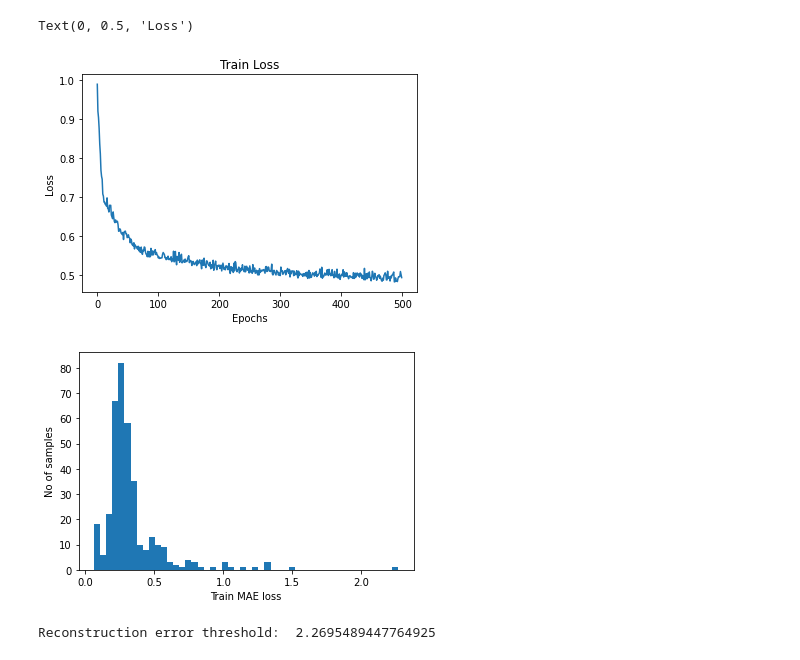
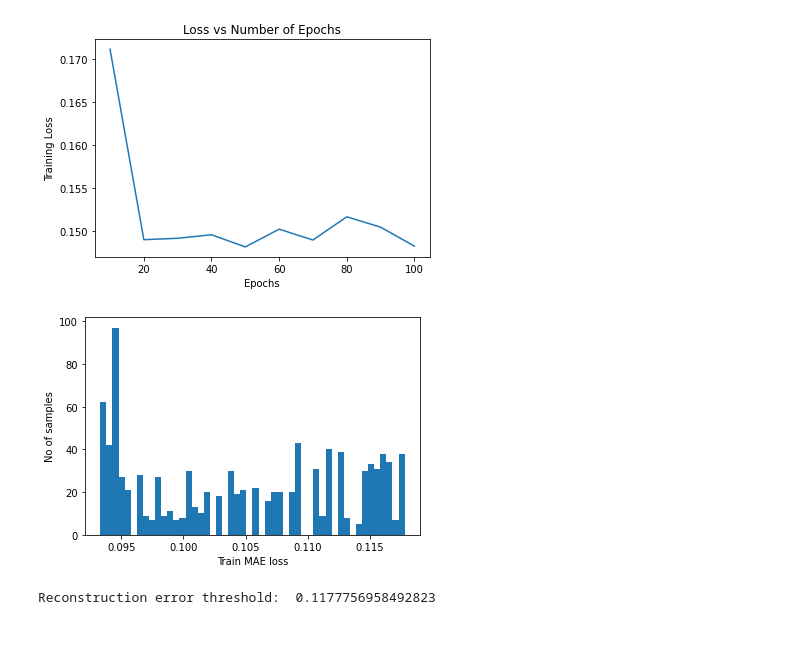
Before and after one commit to llNeeleshll/autoencoders, a Jupyter notebook: autoencoders_pytorch.ipynb, the cells around one changed output. Saved outputs shown, nothing was run; the diff lists cells and outputs as text; code cells hidden in the pictures.

```diff
--- a/autoencoders_pytorch.ipynb
+++ b/autoencoders_pytorch.ipynb
@@ -13,3 +14,7 @@ import datetime
 import pandas as pd
 # %%
-device  = "cuda" if torch.cuda.is_available() else "cpu"
+if torch.cuda.is_available():
+    device = 'cuda:0'
+else:
+    device = 'cpu'
+pass
@@ -17,0 +63,3 @@ df = pd.read_csv(r"C:\Users\nevishwakarma\Documents\Projects\Exelon\London_Datas
+# %%
+X_train = df.iloc[:,:].values
+X_train_tensor = torch.FloatTensor(X_train).to(device)
@@ -23,12 +84,12 @@ class EncoderNN(nn.Module):
         super(EncoderNN, self).__init__()
 
         self.encoder = Sequential(
-                nn.Linear(48, 32),
-                nn.Tanh(),
-                nn.Linear(32, 16),
-                nn.Tanh(),
-                nn.Linear(16, 8),
-                nn.Tanh()
+                nn.Linear(200, 100),
+                nn.ReLU(),
+                nn.Linear(100, 50),
+                nn.ReLU(),
+                nn.Linear(50, 25),
+                nn.ReLU()
         )
 
     def forward(self, x):
@@ -40,12 +107,12 @@ class DecoderNN(nn.Module):
         super(DecoderNN, self).__init__()
 
         self.decoder = Sequential(
-                nn.Linear(8, 16),
-                nn.Tanh(),
-                nn.Linear(16, 32),
-                nn.Tanh(),
-                nn.Linear(32, 48),
-                nn.Tanh()
+                nn.Linear(25, 50),
+                nn.ReLU(),
+                nn.Linear(50, 100),
+                nn.ReLU(),
+                nn.Linear(100, 200),
+                nn.ReLU()
         )
 
     def forward(self, x):
@@ -186,9 +212,8 @@ Epoch 500 of 500, Train Loss: 0.484
 # %%
-plt.figure()
-plt.plot(train_loss)
-plt.title('Train Loss')
-plt.xlabel('Epochs')
-plt.ylabel('Loss')
+plt.plot(epoch_list,running_loss_history)
+plt.xlabel("Epochs")
+plt.ylabel("Training Loss")
+plt.title("Loss vs Number of Epochs")
+plt.show()
 # %% [output]
-Text(0, 0.5, 'Loss')
-[figure, old version]
+[figure, new version]
@@ -197,18 +220,16 @@ torch.save(model, r'C:\Users\nevishwakarma\Documents\Projects\Exelon\ExelonHotSo
 # %%
-x_train_t = torch.Tensor(x_train)
+x_train_pred = model(X_train_tensor).to('cpu').detach().numpy()
 
-x_train_pred = model(x_train_t).to('cpu').detach().numpy()
-
-train_mae_loss = np.mean(np.abs(x_train_pred - x_train), axis=1)
+train_mae_loss = np.mean(np.abs(x_train_pred - X_train), axis=1)
 
 plt.hist(train_mae_loss, bins=50)
 plt.xlabel("Train MAE loss")
 plt.ylabel("No of samples")
 plt.show()
 
 # Get reconstruction loss threshold.
 threshold = np.max(train_mae_loss)
 print("Reconstruction error threshold: ", threshold)
 # %% [output]
-[figure, old version]
+[figure, new version]
-Reconstruction error threshold:  2.2695489447764925
+Reconstruction error threshold:  0.1177756958492823
```
Also changed, not shown: parts of 33 cells of this notebook, 10 other files.
